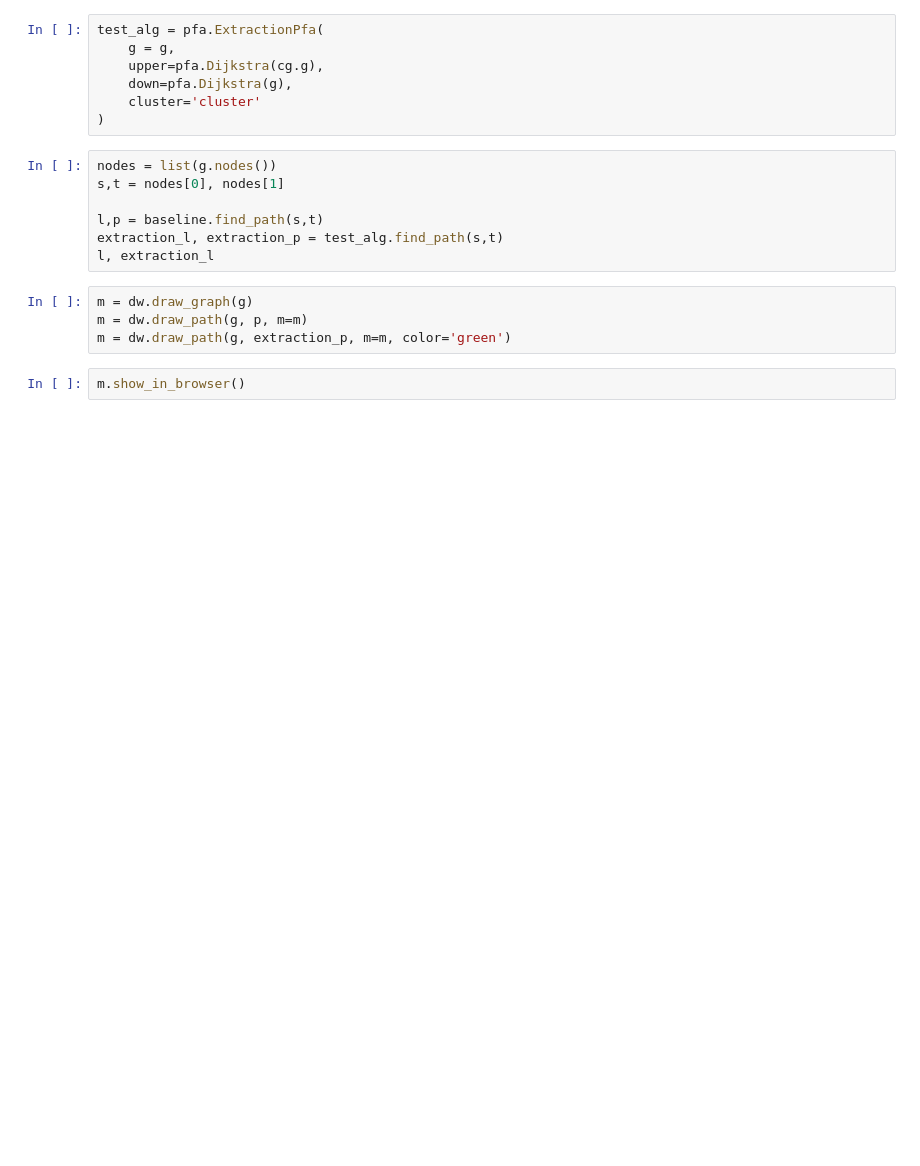
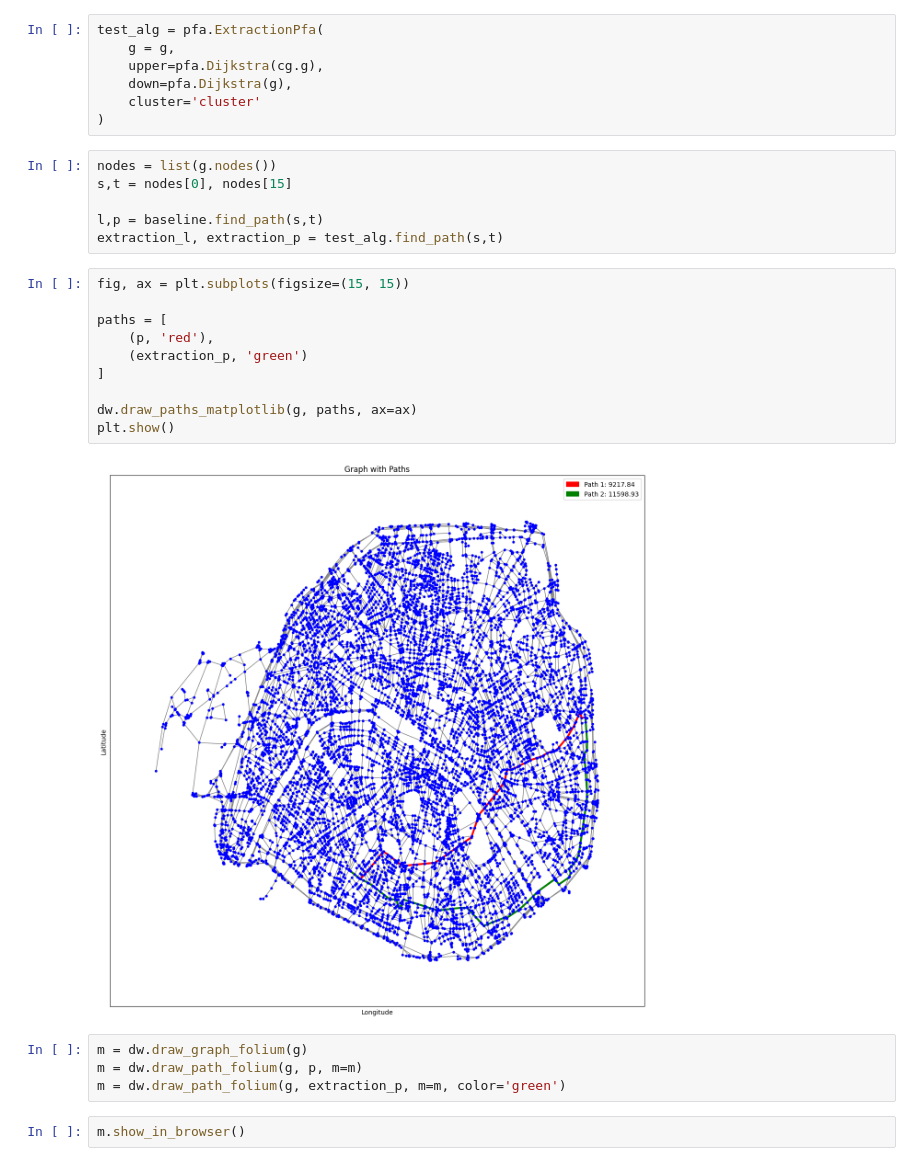
Before and after one commit to sb-ai-lab/Ride, a Jupyter notebook: examples/examples.ipynb, the cells around one changed output. Drawn from its saved outputs; the diff is of its cells as text; blank space fills up the shorter version.

```diff
--- a/examples/examples.ipynb
+++ b/examples/examples.ipynb
@@ -34,15 +36,26 @@ test_alg = pfa.ExtractionPfa(
 )
 # %%
 nodes = list(g.nodes())
-s,t = nodes[0], nodes[1]
+s,t = nodes[0], nodes[15]
 
 l,p = baseline.find_path(s,t)
 extraction_l, extraction_p = test_alg.find_path(s,t)
-l, extraction_l
+# %%
+fig, ax = plt.subplots(figsize=(15, 15))
+
+paths = [
+    (p, 'red'),
+    (extraction_p, 'green')
+]
+
+dw.draw_paths_matplotlib(g, paths, ax=ax)
+plt.show()
+# %% [output]
+[figure, added]
 # %%
-m = dw.draw_graph(g)
-m = dw.draw_path(g, p, m=m)
-m = dw.draw_path(g, extraction_p, m=m, color='green')
+m = dw.draw_graph_folium(g)
+m = dw.draw_path_folium(g, p, m=m)
+m = dw.draw_path_folium(g, extraction_p, m=m, color='green')
 # %%
 m.show_in_browser()
 # %% [markdown]
```
Also changed, not shown: parts of 3 cells of this notebook, 3 other files.
